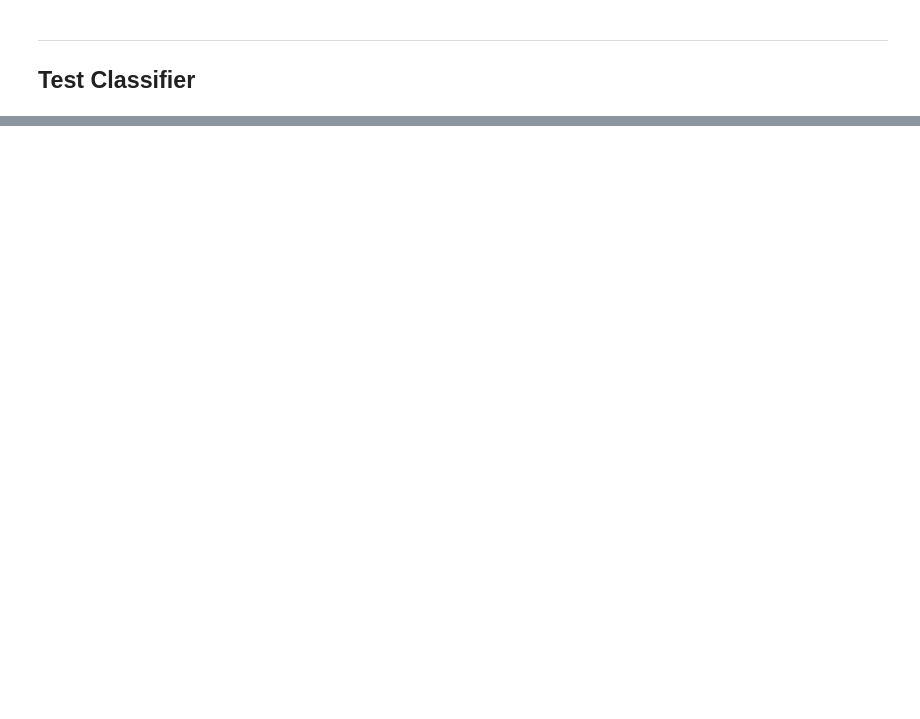
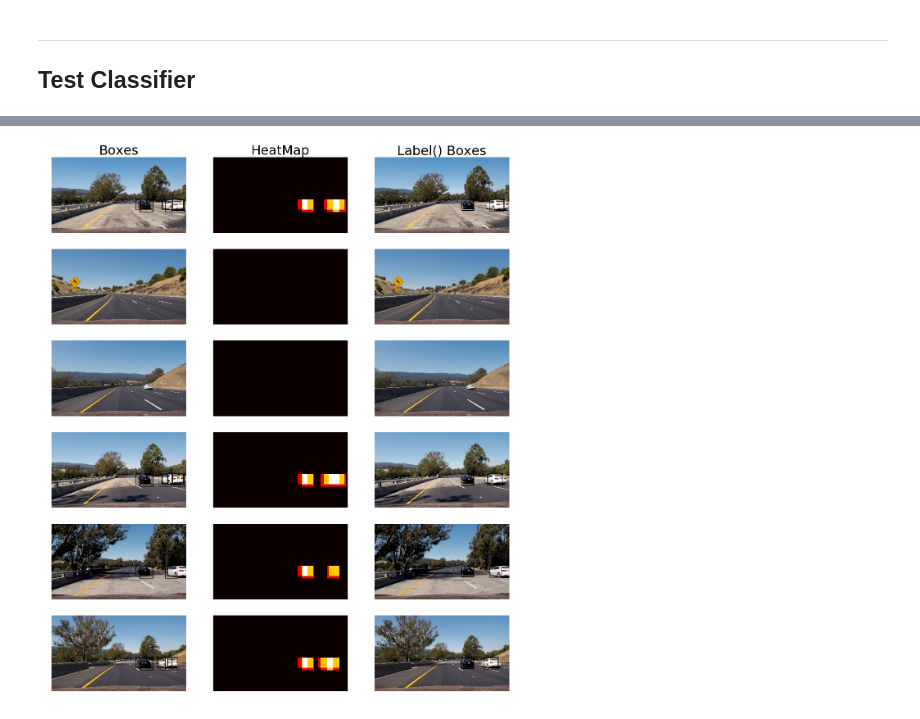
Before and after one commit to FelipeVein/USDC_Projeto5, a Jupyter notebook: Python.ipynb, the cells around one changed output, grey strips where cells are left out. Drawn from its saved outputs; the diff is of its cells as text; code cells hidden in the pictures; blank space fills up the shorter version.

```diff
--- a/Python.ipynb
+++ b/Python.ipynb
@@ -891,0 +580,37 @@ def process_image_test (image_orig):
+# %%
+
+def avg_boxes (hot_boxes, strength):
+    avg2 = []
+    while len(hot_boxes) > 0:
+        b = hot_boxes.pop (0)
+        hb = Average (b)
+        while hb.join (hot_boxes):
+            pass
+        avg2.append (hb)
+
+    boxes = []
+    for ab in avg2:
+        if ab.get_strength () >= strength:
+            boxes.append (ab.get ())
+    return boxes
+
+# algorithm demonstration on test images
+
+test_images = []
+
+for impath in glob.glob('test_images/test*.jpg'):
+    image_orig = mpimg.imread(impath)
+    hot_boxes, image_with_hot_boxes = get_cars (image_orig)
+    heat_map = get_heat_map (image_orig, hot_boxes)
+    avg = avg_boxes(hot_boxes, 2)
+    image_with_boxes = draw_boxes(image_orig, avg, color=(0, 0, 1), thick=4)
+    mpimg.imsave("output_images/" + impath.rsplit('\\', 1)[1], image_with_boxes)
+
+    test_images.append (image_with_hot_boxes)
+    test_images.append (heat_map)
+    test_images.append (image_with_boxes)
+tt = (['Boxes', 'HeatMap', 'Label() Boxes','','','','','','','','','','','','','','',''])
+
+
+show_imgs(test_images, (3, 6), fig_size=(20, 24), titles=tt)
+# %% [output]
@@ -891,0 +619 @@ def process_image_test (image_orig):
+[figure, added]
```
Also changed, not shown: parts of 11 cells of this notebook.
